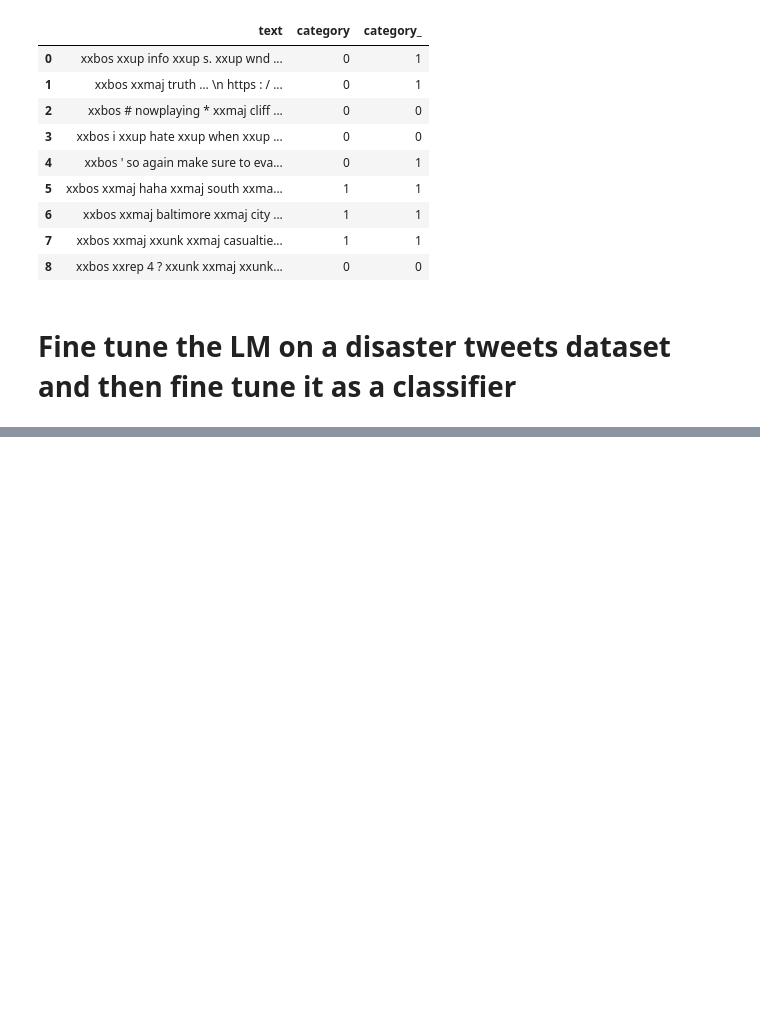
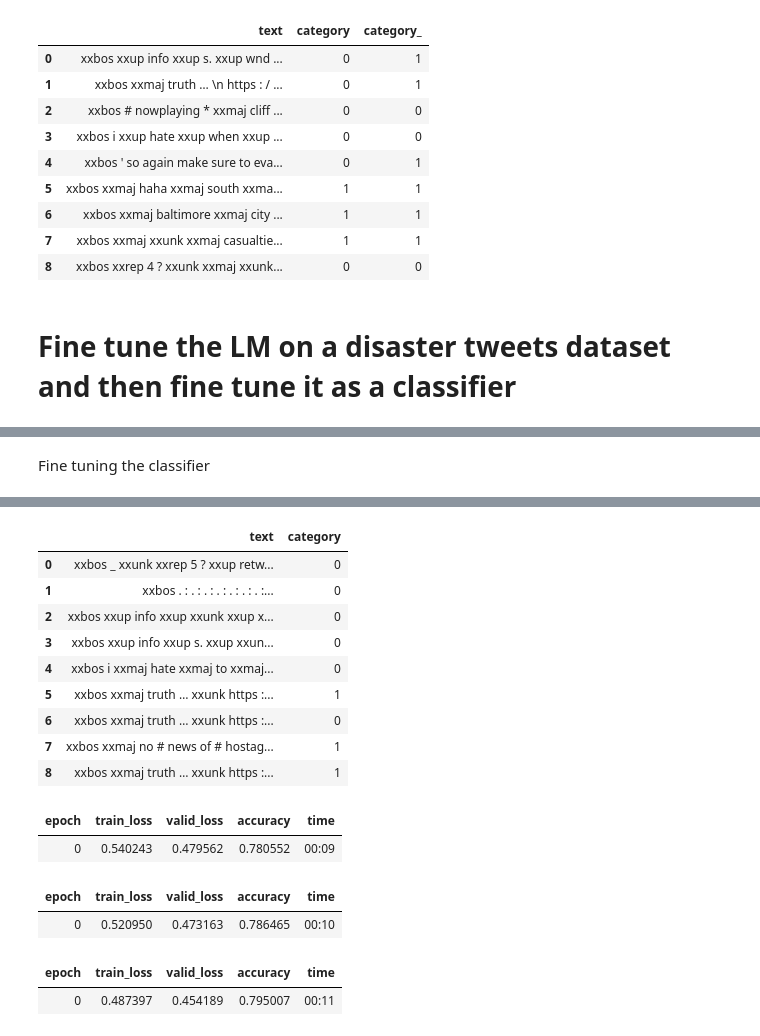
Before and after one commit to tommasomncttn/EffectiveEssayWithNLP, a Jupyter notebook: ULMfiT.ipynb, the cells around one changed output, grey strips where cells are left out. Saved outputs shown, nothing was run; the diff lists cells and outputs as text; code cells hidden in the pictures; blank space fills up the shorter version.

```diff
--- a/ULMfiT.ipynb
+++ b/ULMfiT.ipynb
@@ -127,0 +112,10 @@ TypeError: ignored
+# %% [markdown]
+Fine tuning the classifier
+# %%
+dls_clas = TextDataLoaders.from_df(df, path='.', valid_pct=0.2, seed=None,
+                          text_col=0, label_col=1, label_delim=None,
+                          y_block=None, text_vocab=dls_lm.vocab, is_lm=False,
+                          valid_col=None, tok_tfm=None,
+                          tok_text_col='text', seq_len=72)
+dls_clas.show_batch()
+# %% [output]
@@ -127,0 +123,10 @@ TypeError: ignored
+|  | text | category |
+| 0 | xxbos _ xxunk xxrep 5 ? xxup retw... | 0 |
+| 1 | xxbos . : . : . : . : . : . : . :... | 0 |
+| 2 | xxbos xxup info xxup xxunk xxup x... | 0 |
+| 3 | xxbos xxup info xxup s. xxup xxun... | 0 |
+| 4 | xxbos i xxmaj hate xxmaj to xxmaj... | 0 |
+| 5 | xxbos xxmaj truth … xxunk https :... | 1 |
+| 6 | xxbos xxmaj truth … xxunk https :... | 0 |
+| 7 | xxbos xxmaj no # news of # hostag... | 1 |
+| 8 | xxbos xxmaj truth … xxunk https :... | 1 |
@@ -127,0 +137,17 @@ TypeError: ignored
+# %%
+learn.fit_one_cycle(1, 2e-2)
+# %% [output]
+| epoch | train_loss | valid_loss | accuracy | time |
+| 0 | 0.540243 | 0.479562 | 0.780552 | 00:09 |
+# %%
+learn.freeze_to(-2)
+learn.fit_one_cycle(1, slice(1e-2/(2.6**4),1e-2))
+# %% [output]
+| epoch | train_loss | valid_loss | accuracy | time |
+| 0 | 0.520950 | 0.473163 | 0.786465 | 00:10 |
+# %%
+learn.freeze_to(-3)
+learn.fit_one_cycle(1, slice(5e-3/(2.6**4),5e-3))
+# %% [output]
+| epoch | train_loss | valid_loss | accuracy | time |
+| 0 | 0.487397 | 0.454189 | 0.795007 | 00:11 |
```
Also changed, not shown: parts of 16 cells of this notebook.
